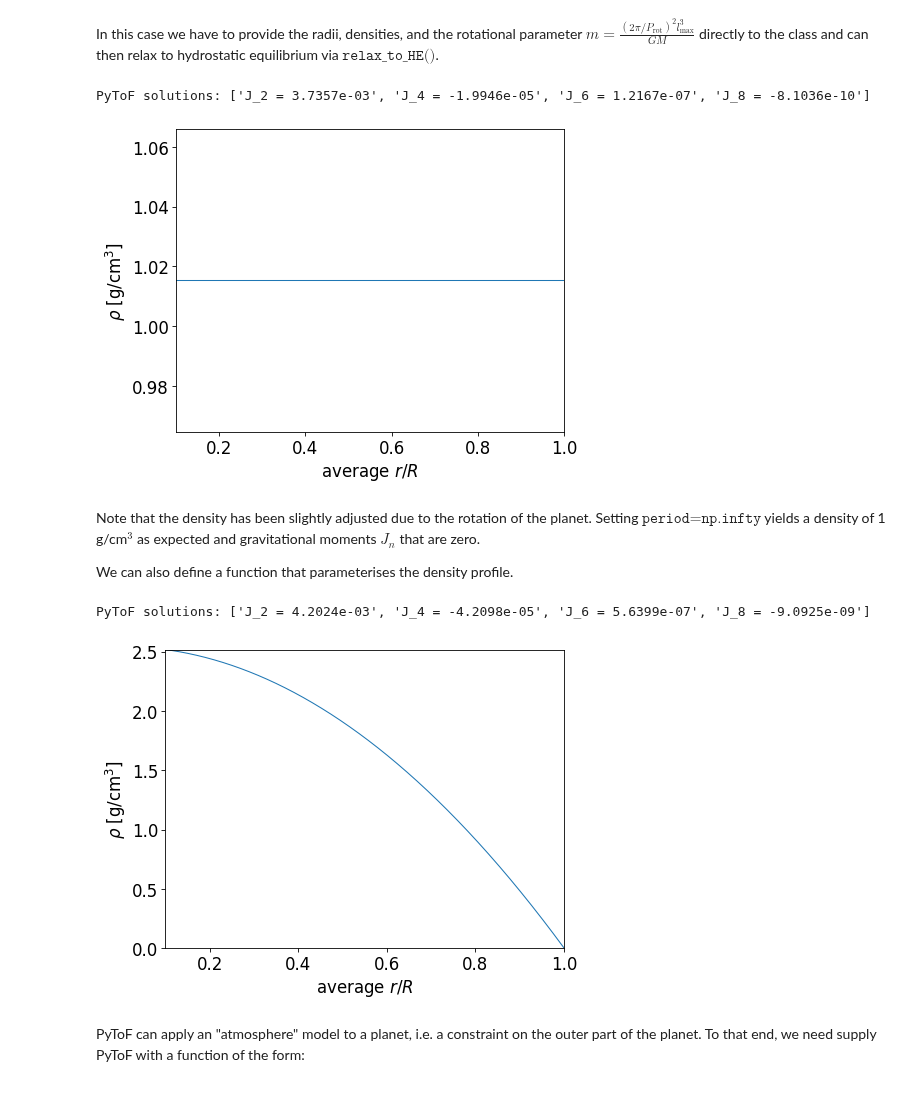
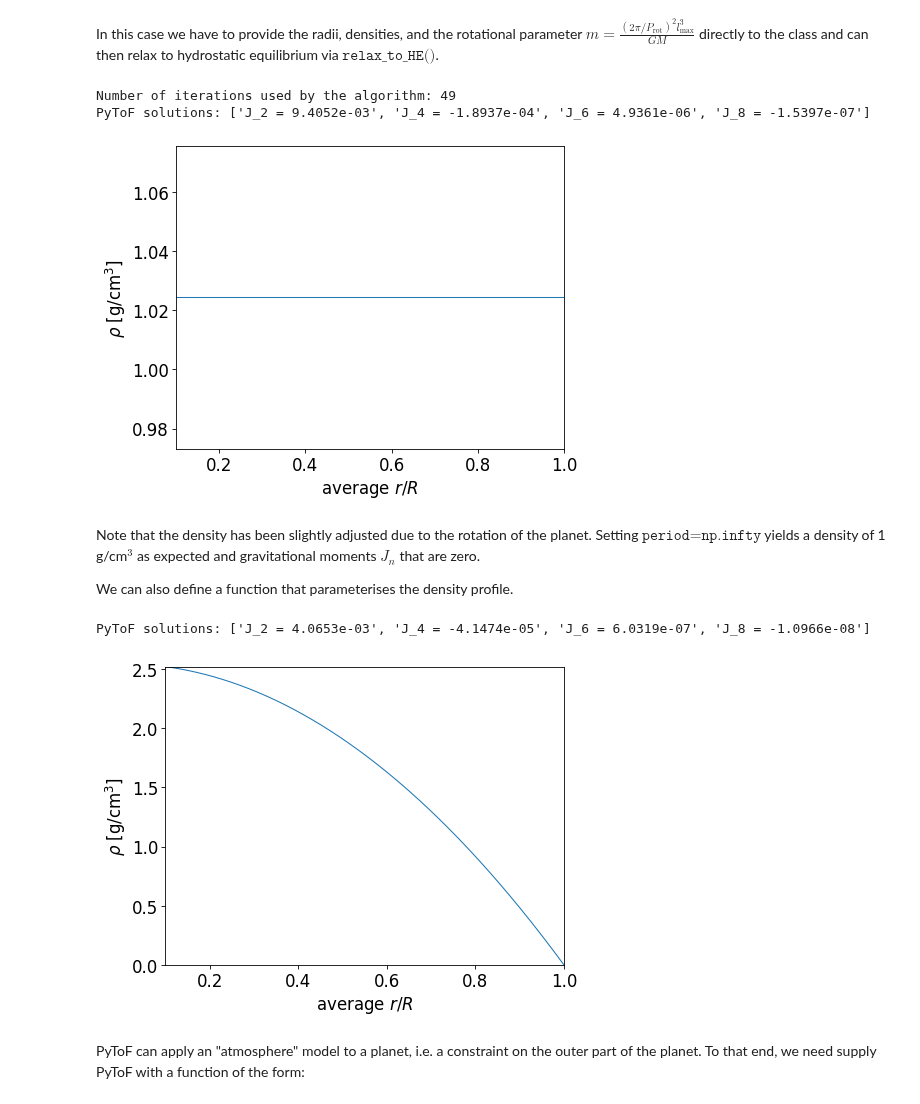
Before and after one commit to lucamorf/PyToF, a Jupyter notebook: PyToF_Tutorial.ipynb, the cells around one changed output. Drawn from its saved outputs; the diff is of its cells as text; code cells hidden in the pictures.

Commit message:
relax_to_HE returns iteration number -> mentioned in Tutorial, more robust against overflow errors (added np.nan_to_num() to the function B9() in AlgoToF.py)

```diff
--- a/PyToF_Tutorial.ipynb
+++ b/PyToF_Tutorial.ipynb
@@ -262,14 +262,17 @@ In this case we have to provide the radii, densities, and the rotational paramet
 # %%
 X.li         = radii
 X.rhoi       = densities
 X.m_rot_calc = (2*np.pi/period)**2*X.li[0]**3/(X.opts['G']*mass)
-X.relax_to_HE()
+X.opts['MaxIterHE'] = 100 #Note that the default is only X.opts['MaxIterHE'] = 2, if relax_to_HE() is called directly, one should increase this number.
+number_of_iterations = X.relax_to_HE()
+print('Number of iterations used by the algorithm:', number_of_iterations)
 
 X.plot_xy(0,2, dpi=75)
 print('PyToF solutions:', ['J_'+str(2*i)  +' = '+"{:.4e}".format(X.Js[i]) for i in range(1,5)])
 # %% [output]
-PyToF solutions: ['J_2 = 3.7357e-03', 'J_4 = -1.9946e-05', 'J_6 = 1.2167e-07', 'J_8 = -8.1036e-10']
+Number of iterations used by the algorithm: 49
+PyToF solutions: ['J_2 = 9.4052e-03', 'J_4 = -1.8937e-04', 'J_6 = 4.9361e-06', 'J_8 = -1.5397e-07']
-[figure, old version]
+[figure, new version]
 # %% [markdown]
 Note that the density has been slightly adjusted due to the rotation of the planet. Setting $\texttt{period=np.infty}$ yields a density of 1 g/cm$^3$ as expected and gravitational moments $J_n$ that are zero.
 
@@ -283,12 +286,12 @@ X.li         = radii
 X.rhoi       = dens_function(radii)
 X.m_rot_calc = (2*np.pi/period)**2*X.li[0]**3/(X.opts['G']*mass)
 
-X.relax_to_HE()
+number_of_iterations = X.relax_to_HE()
 
 X.plot_xy(0,2, dpi=75)
 print('PyToF solutions:', ['J_'+str(2*i)  +' = '+"{:.4e}".format(X.Js[i]) for i in range(1,5)])
 # %% [output]
-PyToF solutions: ['J_2 = 4.2024e-03', 'J_4 = -4.2098e-05', 'J_6 = 5.6399e-07', 'J_8 = -9.0925e-09']
+PyToF solutions: ['J_2 = 4.0653e-03', 'J_4 = -4.1474e-05', 'J_6 = 6.0319e-07', 'J_8 = -1.0966e-08']
 [figure]
 # %% [markdown]
 PyToF can apply an "atmosphere" model to a planet, i.e. a constraint on the outer part of the planet. To that end, we need supply PyToF with a function of the form:
```
Also changed, not shown: parts of 9 cells of this notebook, 4 other files.
